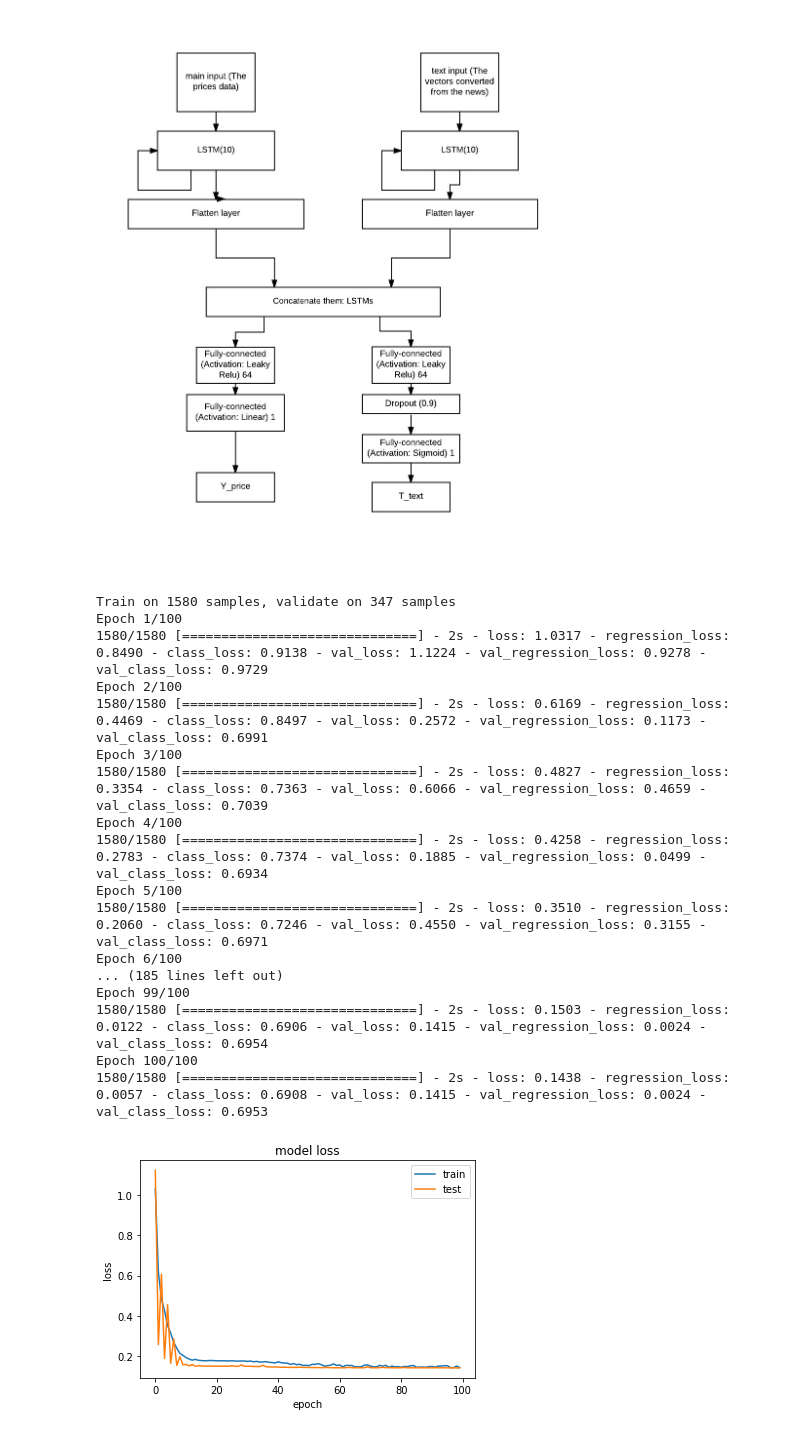
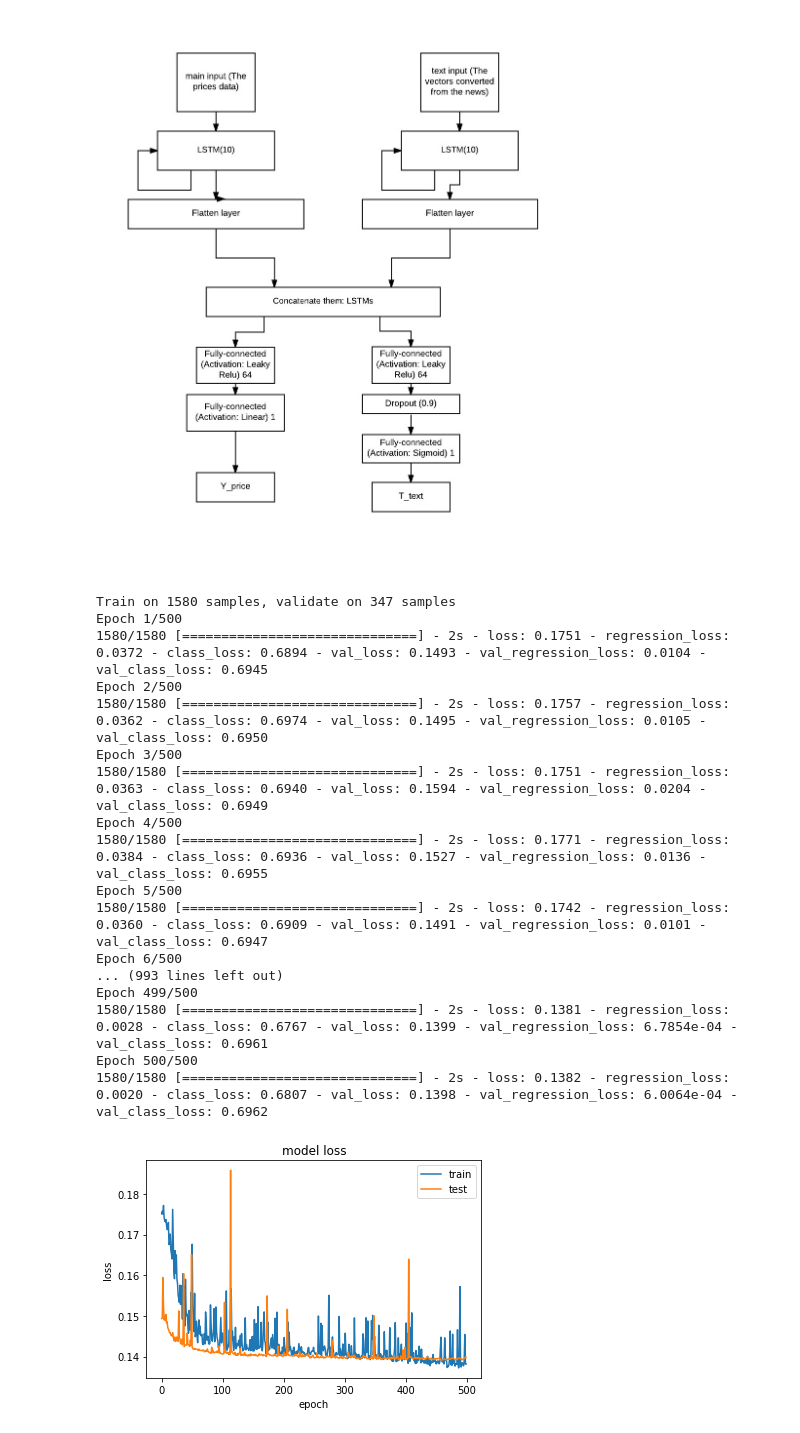
Before and after one commit to PKUGoodSpeed/DeepLearning, a Jupyter notebook: Theano/DT_by_Rachnog/multi_model_test.ipynb, the cells around one changed output. Drawn from its saved outputs; the diff is of its cells as text; code cells hidden in the pictures.

```diff
--- a/Theano/DT_by_Rachnog/multi_model_test.ipynb
+++ b/Theano/DT_by_Rachnog/multi_model_test.ipynb
@@ -296,39 +299,39 @@ Image('network.jpeg')
 [figure]
 # %%
 history = final_model.fit([X_train, X_train_text], [Y_train, Y_train2],
-        nb_epoch = 100,
+        nb_epoch = 500,
         batch_size = 256,
         verbose=1,
         validation_data=([X_test, X_test_text], [Y_test, Y_test2]),
         callbacks=[reduce_lr, checkpointer], shuffle=True)
 
 plt.figure()
 plt.plot(history.history['loss'])
 plt.plot(history.history['val_loss'])
 plt.title('model loss')
 plt.ylabel('loss')
 plt.xlabel('epoch')
 plt.legend(['train', 'test'], loc='best')
 plt.show()
 # %% [output]
 Train on 1580 samples, validate on 347 samples
-Epoch 1/100
-1580/1580 [==============================] - 2s - loss: 1.0317 - regression_loss: 0.8490 - class_loss: 0.9138 - val_loss: 1.1224 - val_regression_loss: 0.9278 - val_class_loss: 0.9729
-Epoch 2/100
-1580/1580 [==============================] - 2s - loss: 0.6169 - regression_loss: 0.4469 - class_loss: 0.8497 - val_loss: 0.2572 - val_regression_loss: 0.1173 - val_class_loss: 0.6991
-Epoch 3/100
-1580/1580 [==============================] - 2s - loss: 0.4827 - regression_loss: 0.3354 - class_loss: 0.7363 - val_loss: 0.6066 - val_regression_loss: 0.4659 - val_class_loss: 0.7039
-Epoch 4/100
-1580/1580 [==============================] - 2s - loss: 0.4258 - regression_loss: 0.2783 - class_loss: 0.7374 - val_loss: 0.1885 - val_regression_loss: 0.0499 - val_class_loss: 0.6934
-Epoch 5/100
-1580/1580 [==============================] - 2s - loss: 0.3510 - regression_loss: 0.2060 - class_loss: 0.7246 - val_loss: 0.4550 - val_regression_loss: 0.3155 - val_class_loss: 0.6971
-Epoch 6/100
-... (185 lines left out)
-Epoch 99/100
-1580/1580 [==============================] - 2s - loss: 0.1503 - regression_loss: 0.0122 - class_loss: 0.6906 - val_loss: 0.1415 - val_regression_loss: 0.0024 - val_class_loss: 0.6954
-Epoch 100/100
-1580/1580 [==============================] - 2s - loss: 0.1438 - regression_loss: 0.0057 - class_loss: 0.6908 - val_loss: 0.1415 - val_regression_loss: 0.0024 - val_class_loss: 0.6953
+Epoch 1/500
+1580/1580 [==============================] - 2s - loss: 0.1751 - regression_loss: 0.0372 - class_loss: 0.6894 - val_loss: 0.1493 - val_regression_loss: 0.0104 - val_class_loss: 0.6945
+Epoch 2/500
+1580/1580 [==============================] - 2s - loss: 0.1757 - regression_loss: 0.0362 - class_loss: 0.6974 - val_loss: 0.1495 - val_regression_loss: 0.0105 - val_class_loss: 0.6950
+Epoch 3/500
+1580/1580 [==============================] - 2s - loss: 0.1751 - regression_loss: 0.0363 - class_loss: 0.6940 - val_loss: 0.1594 - val_regression_loss: 0.0204 - val_class_loss: 0.6949
+Epoch 4/500
+1580/1580 [==============================] - 2s - loss: 0.1771 - regression_loss: 0.0384 - class_loss: 0.6936 - val_loss: 0.1527 - val_regression_loss: 0.0136 - val_class_loss: 0.6955
+Epoch 5/500
+1580/1580 [==============================] - 2s - loss: 0.1742 - regression_loss: 0.0360 - class_loss: 0.6909 - val_loss: 0.1491 - val_regression_loss: 0.0101 - val_class_loss: 0.6947
+Epoch 6/500
+... (993 lines left out)
+Epoch 499/500
+1580/1580 [==============================] - 2s - loss: 0.1381 - regression_loss: 0.0028 - class_loss: 0.6767 - val_loss: 0.1399 - val_regression_loss: 6.7854e-04 - val_class_loss: 0.6961
+Epoch 500/500
+1580/1580 [==============================] - 2s - loss: 0.1382 - regression_loss: 0.0020 - class_loss: 0.6807 - val_loss: 0.1398 - val_regression_loss: 6.0064e-04 - val_class_loss: 0.6962
-[figure, old version]
+[figure, new version]
 # %%
 final_model.load_weights("model.hdf5")
 pred = final_model.predict([X_test, X_test_text])[0]
```
Also changed, not shown: parts of 4 cells of this notebook, 3 other files.
